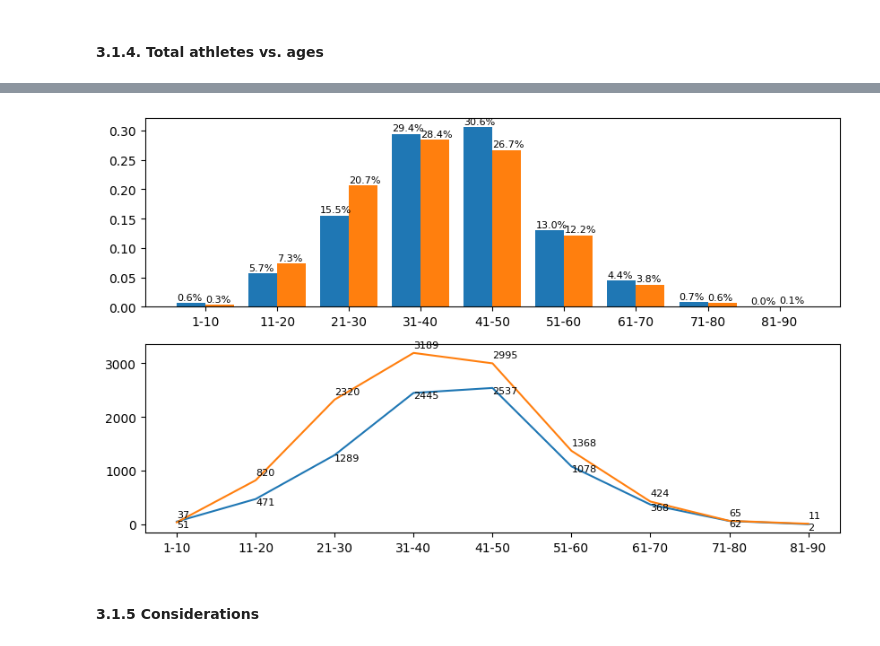
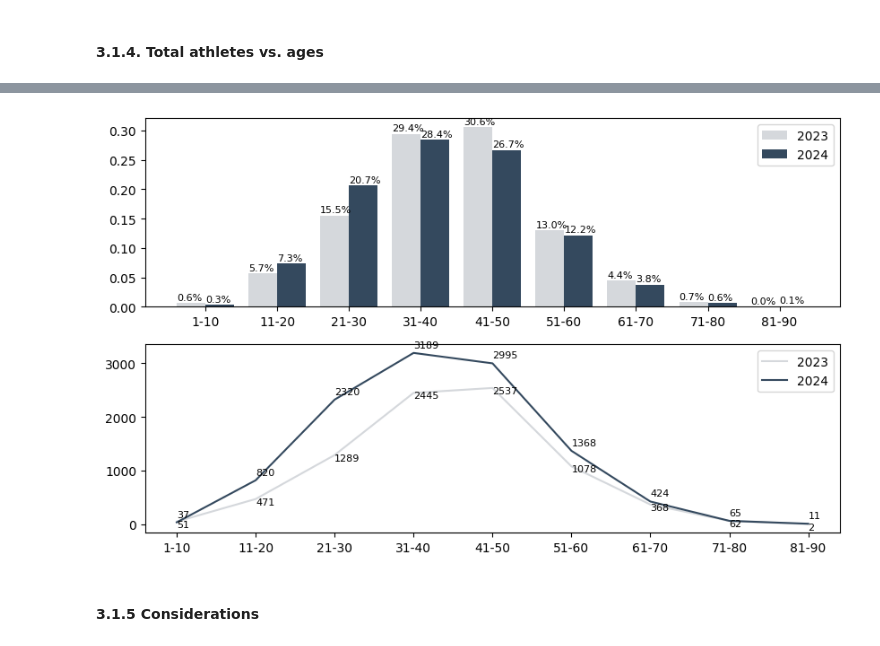
Before and after one commit to rocha-carvalhaes/galo_race_2.0, a Jupyter notebook: notebooks/performance_eda.ipynb, the cells around one changed output, grey strips where cells are left out. Saved outputs shown, nothing was run; the diff lists cells and outputs as text; code cells hidden in the pictures.

```diff
--- a/notebooks/performance_eda.ipynb
+++ b/notebooks/performance_eda.ipynb
@@ -205,38 +205,41 @@ index = pivot_ages_transp.index
 xs = np.arange(len(index))
 percent_2023 = pivot_ages_transp['2023_percent'].values
 percent_2024 = pivot_ages_transp['2024_percent'].values
 
-axs[0].bar(x=xs-bar_width/2, height=percent_2023, width=bar_width)
-axs[0].bar(x=xs+bar_width/2, height=percent_2024, width=bar_width)
+axs[0].bar(x=xs-bar_width/2, height=percent_2023, width=bar_width, color=color_palette['gray_light'], label='2023')
+axs[0].bar(x=xs+bar_width/2, height=percent_2024, width=bar_width, color=color_palette['petrol_blue'], label='2024')
 
 total_2023 = pivot_ages_transp[2023].values
 total_2024 = pivot_ages_transp[2024].values
 
-axs[1].plot(total_2023)
-axs[1].plot(total_2024)
+axs[1].plot(total_2023, c=color_palette['gray_light'], label='2023')
+axs[1].plot(total_2024, c=color_palette['petrol_blue'], label='2024')
 
 for i, x in enumerate(xs):
     p_2023 = percent_2023[i]
     axs[0].annotate(text=f'{p_2023:.1%}', xy=(x-bar_width, percent_2023[i]+0.005), fontsize=8)
 
     p_2024 = percent_2024[i]
     axs[0].annotate(text=f'{p_2024:.1%}', xy=(x, percent_2024[i]+0.005), fontsize=8)
 
     t_2023 = total_2023[i]
     axs[1].annotate(text=f'{t_2023}', xy=(x, total_2023[i]-100), fontsize=8)
 
     t_2024 = total_2024[i]
     axs[1].annotate(text=f'{t_2024}', xy=(x, total_2024[i]+100), fontsize=8)
 
 axs[0].set_xticks(xs)
 axs[0].set_xticklabels(index)
 
 axs[1].set_xticks(xs)
 axs[1].set_xticklabels(index)
 
+axs[0].legend()
+axs[1].legend()
+
 plt.show()
 # %% [output]
-[figure, old version]
+[figure, new version]
 # %% [markdown]
 #### 3.1.5 Considerations
 # %% [markdown]
```
Also changed, not shown: parts of 4 cells of this notebook, 2 other files.
